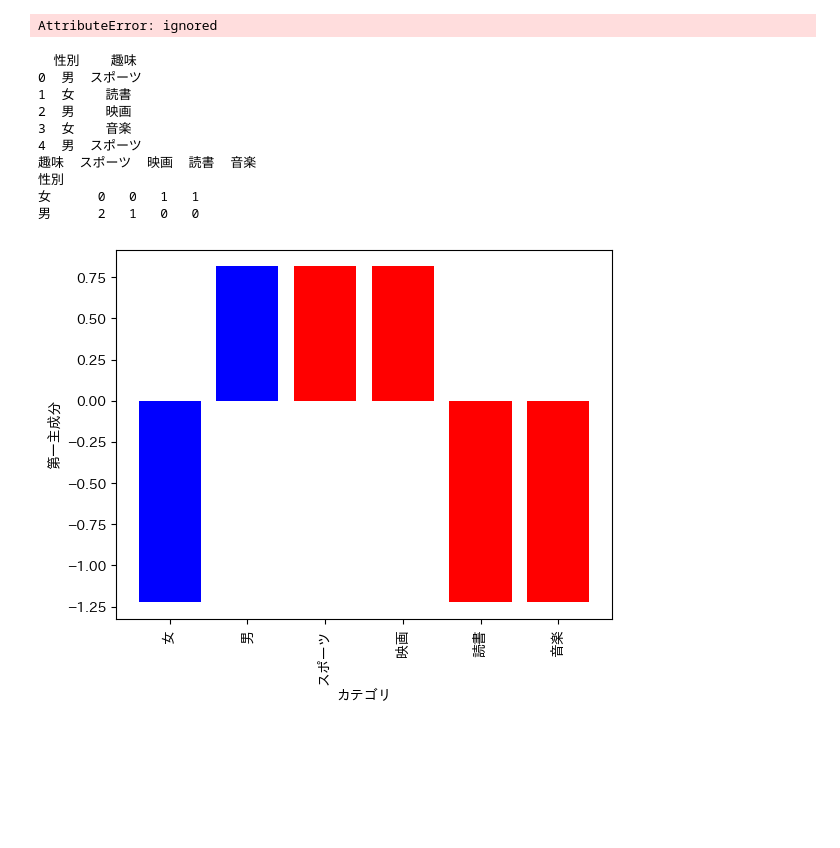
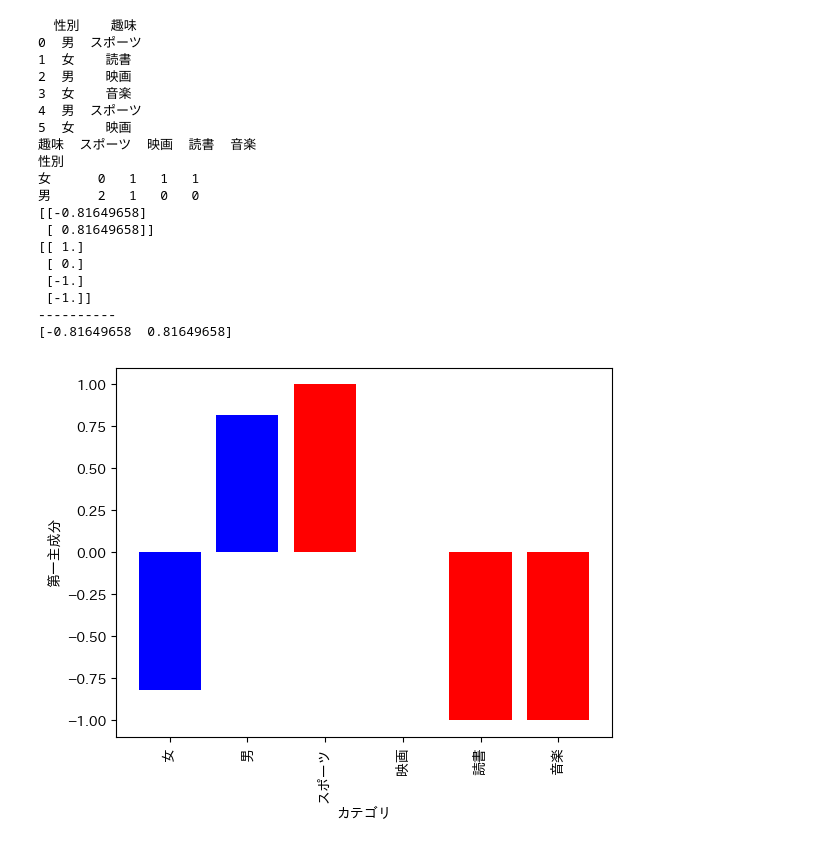
Before and after one commit to kapibara3chi/Correspondence_Analysis, a Jupyter notebook: Correspondence_Analysis.ipynb, the cells around one changed output. Cells and saved outputs as stored; diff of their text form; code cells hidden in the pictures; blank space fills up the shorter version.

```diff
--- a/Correspondence_Analysis.ipynb
+++ b/Correspondence_Analysis.ipynb
@@ -156,34 +157,3 @@ IndexError: ignored
-# %%
-import pandas as pd
-from prince import CA
-import seaborn as sns
-import matplotlib.pyplot as plt
-
-# サンプルデータを作成
-data = {
-    'Category1': ['A', 'B', 'A', 'B', 'A', 'B', 'A', 'B'],
-    'Category2': ['X', 'Y', 'X', 'Y', 'X', 'Y', 'X', 'Y'],
-    'Count': [10, 15, 13, 20, 7, 9, 8, 12]
-}
-
-df = pd.DataFrame(data)
-
-# カテゴリカルデータをダミー変数に変換
-df_encoded = pd.get_dummies(df[['Category1', 'Category2']])
-
-# 対応分析を実行
-ca = CA(n_components=2)
-ca.fit(df_encoded)
-
-# 結果をプロット
-sns.set(style="darkgrid")
-sns.scatterplot(x=ca.column_coordinates_[0], y=ca.column_coordinates_[1], hue=df['Category1'])
-plt.xlabel(f'Axis 1 ({ca.explained_inertia_[0]*100:.2f}%)')
-plt.ylabel(f'Axis 2 ({ca.explained_inertia_[1]*100:.2f}%)')
-plt.title('Correspondence Analysis')
-plt.show()
-# %% [output]
-AttributeError: ignored
 # %%
 # ライブラリのインポート
 import pandas as pd
@@ -193,38 +163,52 @@ import japanize_matplotlib
 
 # クロス集計表の作成
 df = pd.DataFrame({
-    "性別": ["男", "女", "男", "女", "男"],
-    "趣味": ["スポーツ", "読書", "映画", "音楽", "スポーツ"]
+    "性別": ["男", "女", "男", "女", "男","女"],
+    "趣味": ["スポーツ", "読書", "映画", "音楽", "スポーツ", "映画"]
 })
 print(df)
 
 table = pd.crosstab(df["性別"], df["趣味"])
 print(table)
 
 # 対応分析の実行
 mca_counts = mca.MCA(table,benzecri=False)
 rows = mca_counts.fs_r(N=2) # 行の座標
 cols = mca_counts.fs_c(N=2) # 列の座標
 
+print(rows)
+print(cols)
+print("-"*10)
+print(rows[:, 0])
+# print(rows[:, 1])
 # 棒グラフの描画
 plt.bar(table.index, rows[:, 0], color="blue") # 行のプロット
 plt.bar(table.columns, cols[:, 0], color="red") # 列のプロット
 
 # ラベルの付与
 plt.xticks(ticks=range(len(table.index) + len(table.columns)), labels=list(table.index) + list(table.columns), rotation=90)
 plt.xlabel("カテゴリ")
 plt.ylabel("第一主成分")
 
 plt.show() # グラフの表示
 # %% [output]
   性別    趣味
 0  男  スポーツ
 1  女    読書
 2  男    映画
 3  女    音楽
 4  男  スポーツ
+5  女    映画
 趣味  スポーツ  映画  読書  音楽
 性別
-女      0   0   1   1
+女      0   1   1   1
 男      2   1   0   0
+[[-0.81649658]
+ [ 0.81649658]]
+[[ 1.]
+ [ 0.]
+ [-1.]
+ [-1.]]
+----------
+[-0.81649658  0.81649658]
-[figure, old version]
+[figure, new version]
```
Also changed, not shown: parts of 4 cells of this notebook.
